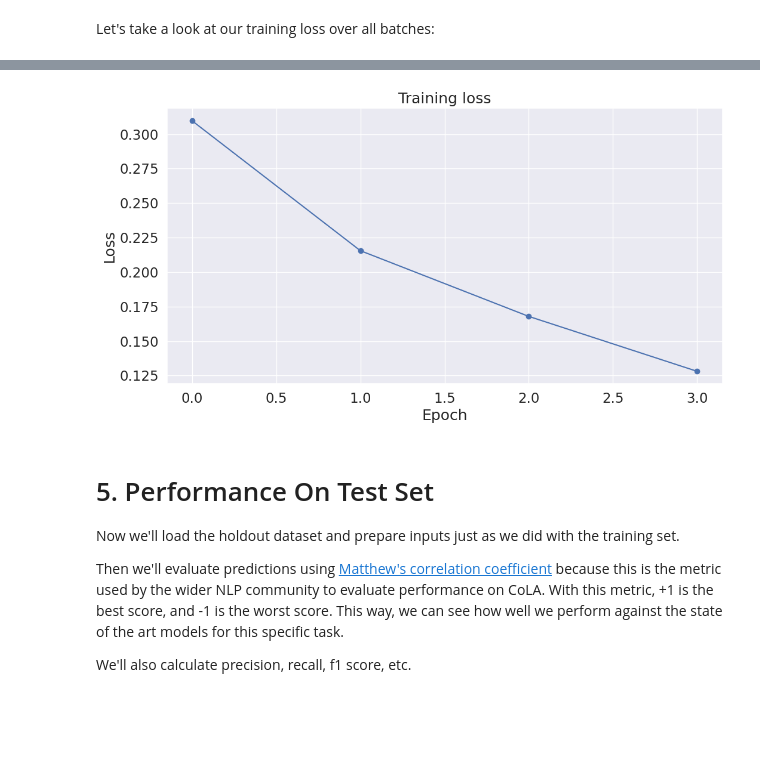
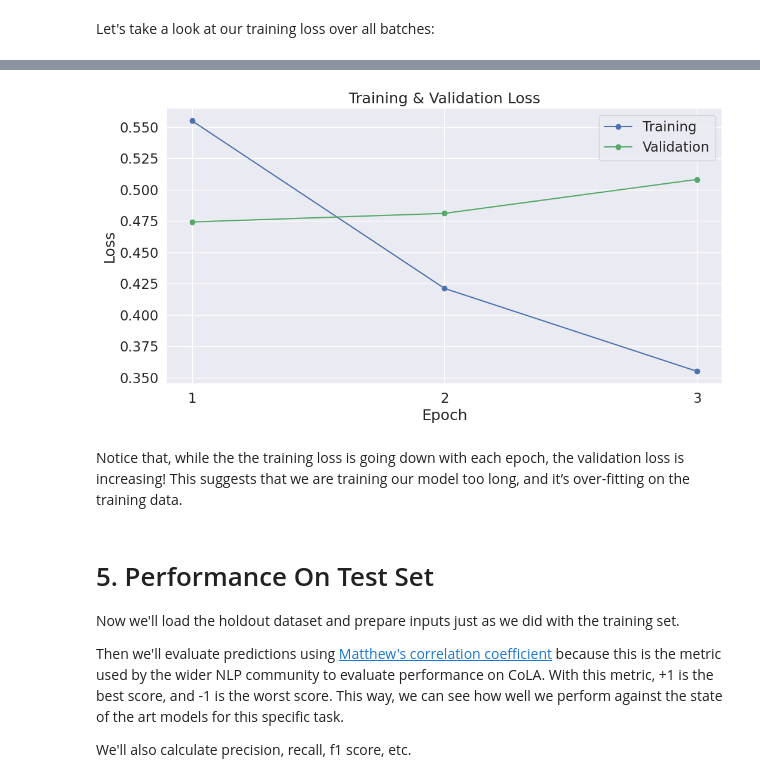
Before and after one commit to MartynaKopyta/BERT_FINE-TUNING, a Jupyter notebook: BERT_hate_offensive_speech.ipynb, the cells around one changed output, grey strips where cells are left out. Saved outputs shown, nothing was run; the diff lists cells and outputs as text; code cells hidden in the pictures; blank space fills up the shorter version.

```diff
--- a/BERT_hate_offensive_speech.ipynb
+++ b/BERT_hate_offensive_speech.ipynb
@@ -386,12 +661,12 @@ Divide up our training set to use 90% for training and 10% for validation.
 # training
 from sklearn.model_selection import train_test_split
 
-# Use 90% for training and 10% for validation.
+# Use 80% for training and 20% for validation.
 train_inputs, validation_inputs, train_labels, validation_labels = train_test_split(input_ids, labels,
-                                                            random_state=2018, test_size=0.1)
+                                                            random_state=2018, test_size=0.2)
 # Do the same for the masks.
 train_masks, validation_masks, _, _ = train_test_split(attention_masks, labels,
-                                             random_state=2018, test_size=0.1)
+                                             random_state=2018, test_size=0.2)
 # %% [markdown]
 ## 3.4. Converting to PyTorch Data Types
 
@@ -417,7 +692,7 @@ from torch.utils.data import TensorDataset, DataLoader, RandomSampler, Sequentia
 # For fine-tuning BERT on a specific task, the authors recommend a batch size of
 # 16 or 32.
 
-batch_size = 32
+batch_size = 16
 
 # Create the DataLoader for our training set.
 train_data = TensorDataset(train_inputs, train_masks, train_labels)
@@ -541,7 +820,7 @@ optimizer = AdamW(model.parameters(),
 from transformers import get_linear_schedule_with_warmup
 
 # Number of training epochs (authors recommend between 2 and 4)
-epochs = 4
+epochs = 3
 
 # Total number of training steps is number of batches * number of epochs.
 total_steps = len(train_dataloader) * epochs
@@ -802,2 +1130,17 @@ Training complete!
 # %% [markdown]
 Let's take a look at our training loss over all batches:
+# %%
+import pandas as pd
+
+
+# Create a DataFrame from our training statistics.
+df_stats = pd.DataFrame(data=training_stats)
+
+# Use the 'epoch' as the row index.
+df_stats = df_stats.set_index('epoch')
+df_stats = df_stats.round({'loss': 2, 'accuracy': 2})
+# A hack to force the column headers to wrap.
+#df = df.style.set_table_styles([dict(selector="th",props=[('max-width', '70px')])])
+
+# Display the table.
+df_stats
@@ -804,26 +1153,31 @@ Let's take a look at our training loss over all batches:
 # %%
 import matplotlib.pyplot as plt
 
 import seaborn as sns
 
 # Use plot styling from seaborn.
 sns.set(style='darkgrid')
 
 # Increase the plot size and font size.
 sns.set(font_scale=1.5)
 plt.rcParams["figure.figsize"] = (12,6)
 
 # Plot the learning curve.
-plt.plot(loss_values, 'b-o')
+plt.plot(df_stats['Training Loss'], 'b-o', label="Training")
+plt.plot(df_stats['Valid. Loss'], 'g-o', label="Validation")
 
 # Label the plot.
-plt.title("Training loss")
+plt.title("Training & Validation Loss")
 plt.xlabel("Epoch")
 plt.ylabel("Loss")
+plt.legend()
+plt.xticks([1, 2, 3])
 
 plt.show()
 # %% [output]
-[figure, old version]
+[figure, new version]
+# %% [markdown]
+Notice that, while the the training loss is going down with each epoch, the validation loss is increasing! This suggests that we are training our model too long, and it’s over-fitting on the training data.
 # %% [markdown]
 # 5. Performance On Test Set
 
```
Also changed, not shown: parts of 48 cells of this notebook.
